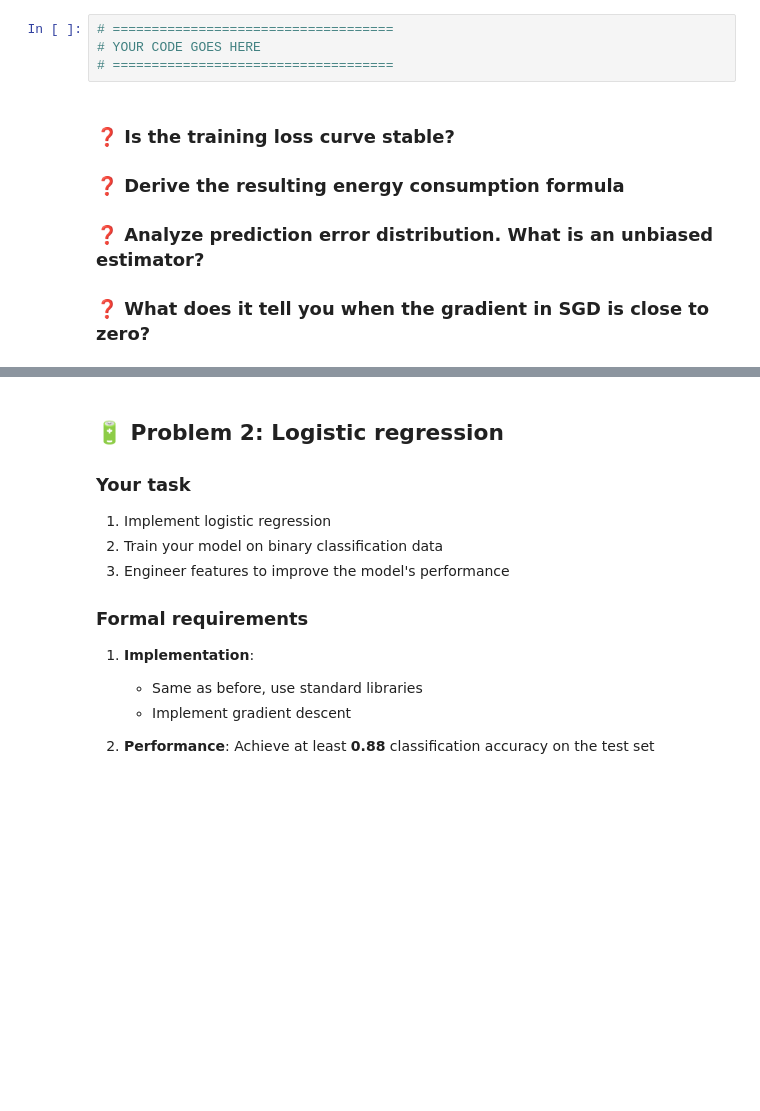
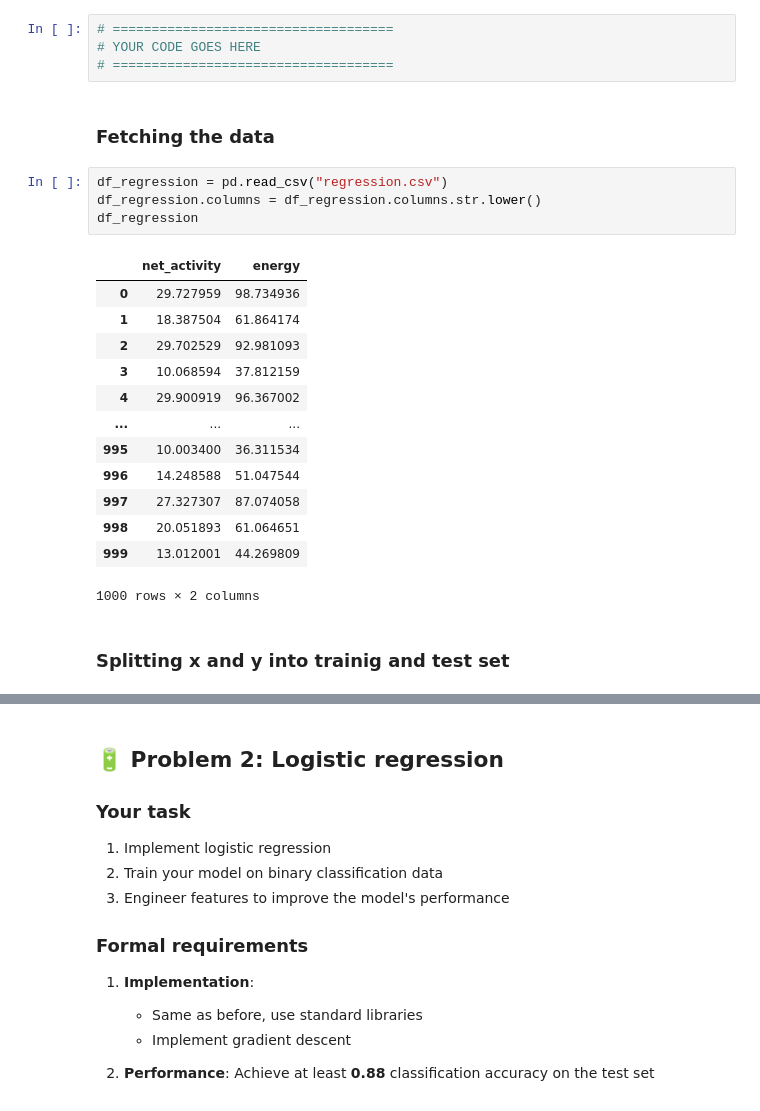
Before and after one commit to EinarJohannes/intro_ml_assignment_1, a Jupyter notebook: problem.ipynb, the cells around one changed output, grey strips where cells are left out. Cells and saved outputs as stored; diff of their text form; blank space fills up the shorter version.

```diff
--- a/problem.ipynb
+++ b/problem.ipynb
@@ -70,11 +70,25 @@ plt.show()
 # ====================================
 # YOUR CODE GOES HERE
 # ====================================
-# %% [markdown]
-### ❓ Is the training loss curve stable?
-
-### ❓ Derive the resulting energy consumption formula
-
-### ❓ Analyze prediction error distribution. What is an unbiased estimator?
-
-### ❓ What does it tell you when the gradient in SGD is close to zero?
+# %% [markdown]
+### Fetching the data
+# %%
+df_regression = pd.read_csv("regression.csv")
+df_regression.columns = df_regression.columns.str.lower()
+df_regression
+# %% [output]
+|  | net_activity | energy |
+| 0 | 29.727959 | 98.734936 |
+| 1 | 18.387504 | 61.864174 |
+| 2 | 29.702529 | 92.981093 |
+| 3 | 10.068594 | 37.812159 |
+| 4 | 29.900919 | 96.367002 |
+| ... | ... | ... |
+| 995 | 10.003400 | 36.311534 |
+| 996 | 14.248588 | 51.047544 |
+| 997 | 27.327307 | 87.074058 |
+| 998 | 20.051893 | 61.064651 |
+| 999 | 13.012001 | 44.269809 |
+1000 rows × 2 columns
+# %% [markdown]
+### Splitting x and y into trainig and test set
```
Also changed, not shown: parts of 9 cells of this notebook, 2 other files.
